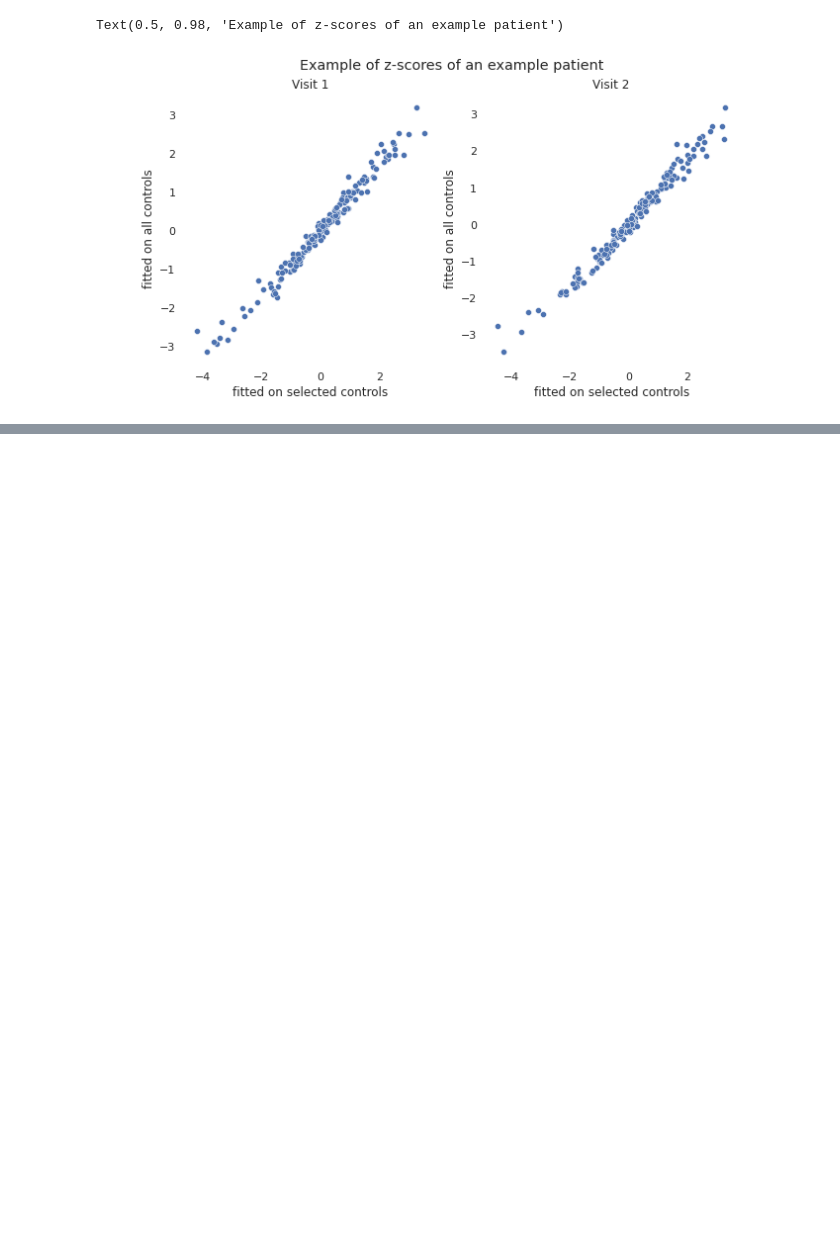
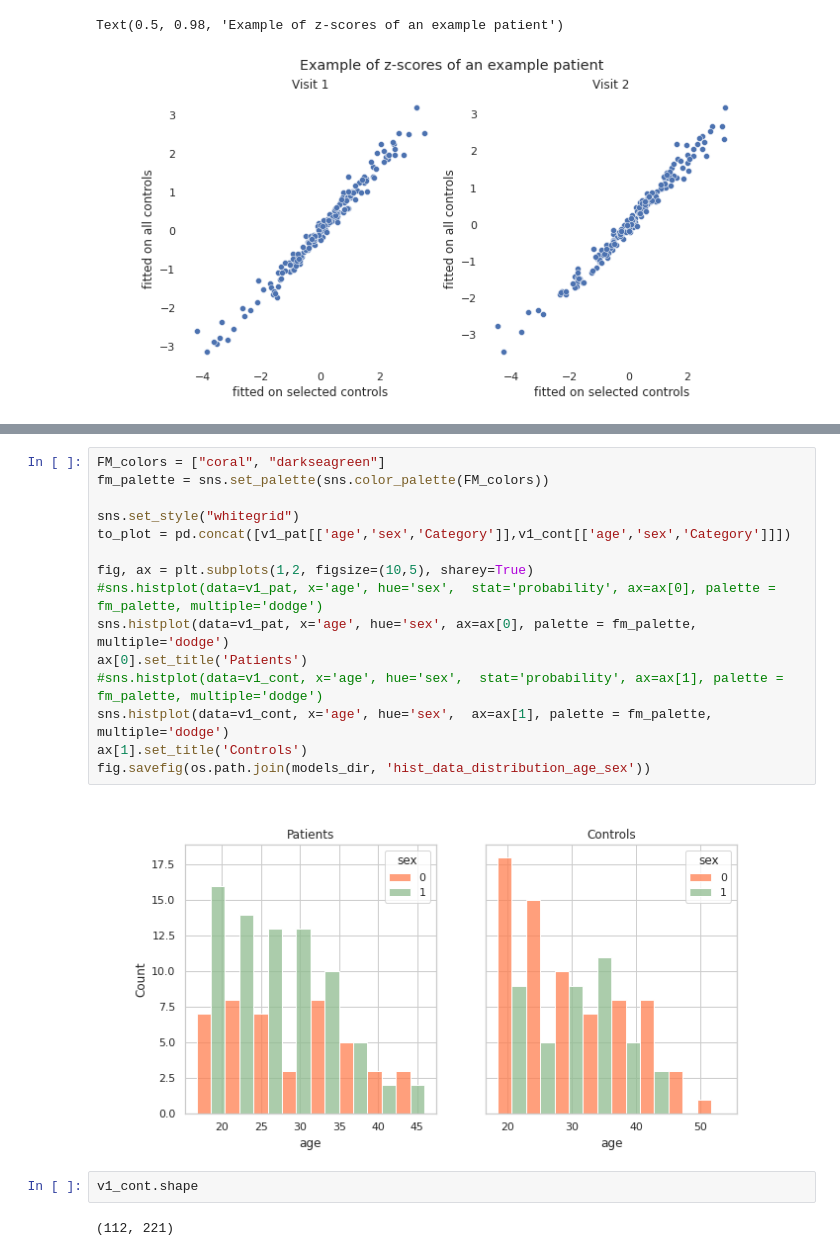
Before and after one commit to bbuckova/ESO_normative, a Jupyter notebook: pretrained_longitudinal_adaptation_experiment.ipynb, the cells around one changed output, grey strips where cells are left out. Drawn from its saved outputs; the diff is of its cells as text; blank space fills up the shorter version.

```diff
--- a/pretrained_longitudinal_adaptation_experiment.ipynb
+++ b/pretrained_longitudinal_adaptation_experiment.ipynb
@@ -757,0 +796,21 @@ removing from dataset 2: 36
+# %%
+FM_colors = ["coral", "darkseagreen"]
+fm_palette = sns.set_palette(sns.color_palette(FM_colors))
+
+sns.set_style("whitegrid")
+to_plot = pd.concat([v1_pat[['age','sex','Category']],v1_cont[['age','sex','Category']]])
+
+fig, ax = plt.subplots(1,2, figsize=(10,5), sharey=True)
+#sns.histplot(data=v1_pat, x='age', hue='sex',  stat='probability', ax=ax[0], palette = fm_palette, multiple='dodge')
+sns.histplot(data=v1_pat, x='age', hue='sex', ax=ax[0], palette = fm_palette, multiple='dodge')
+ax[0].set_title('Patients')
+#sns.histplot(data=v1_cont, x='age', hue='sex',  stat='probability', ax=ax[1], palette = fm_palette, multiple='dodge')
+sns.histplot(data=v1_cont, x='age', hue='sex',  ax=ax[1], palette = fm_palette, multiple='dodge')
+ax[1].set_title('Controls')
+fig.savefig(os.path.join(models_dir, 'hist_data_distribution_age_sex'))
+# %% [output]
+[figure, added]
+# %%
+v1_cont.shape
+# %% [output]
+(112, 221)
```
Also changed, not shown: parts of 20 cells of this notebook.
